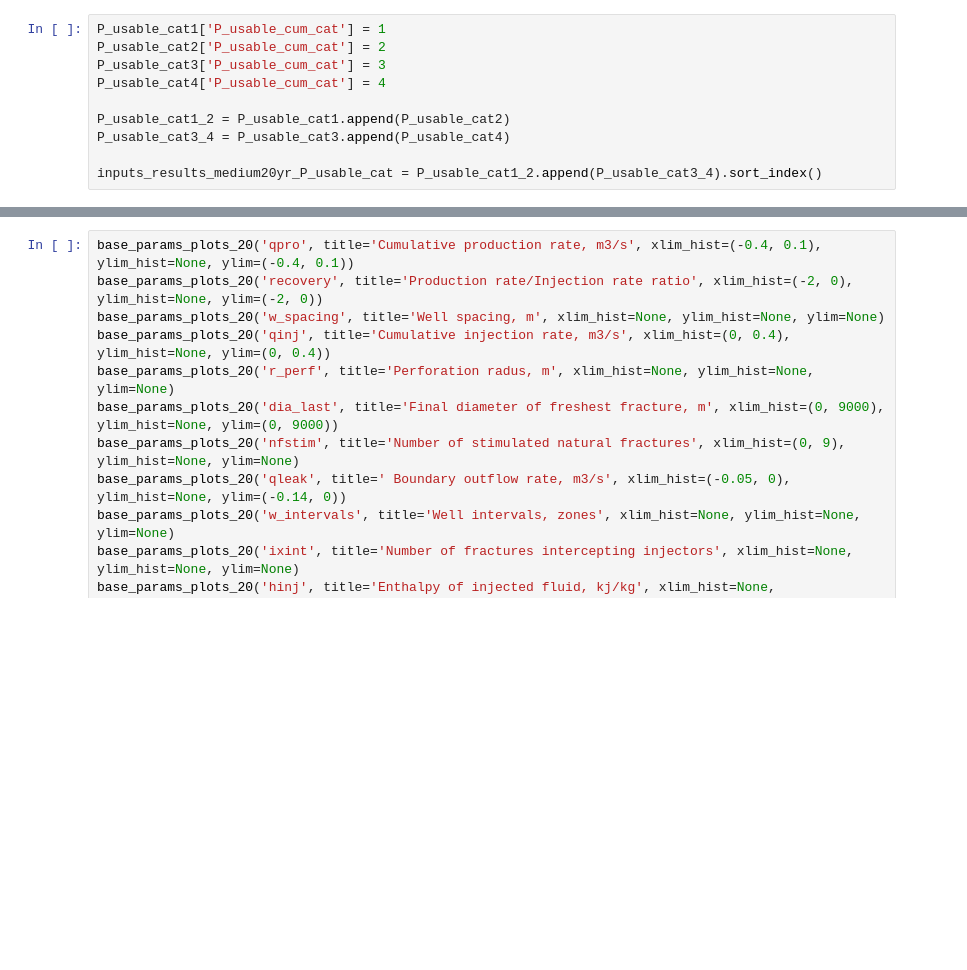
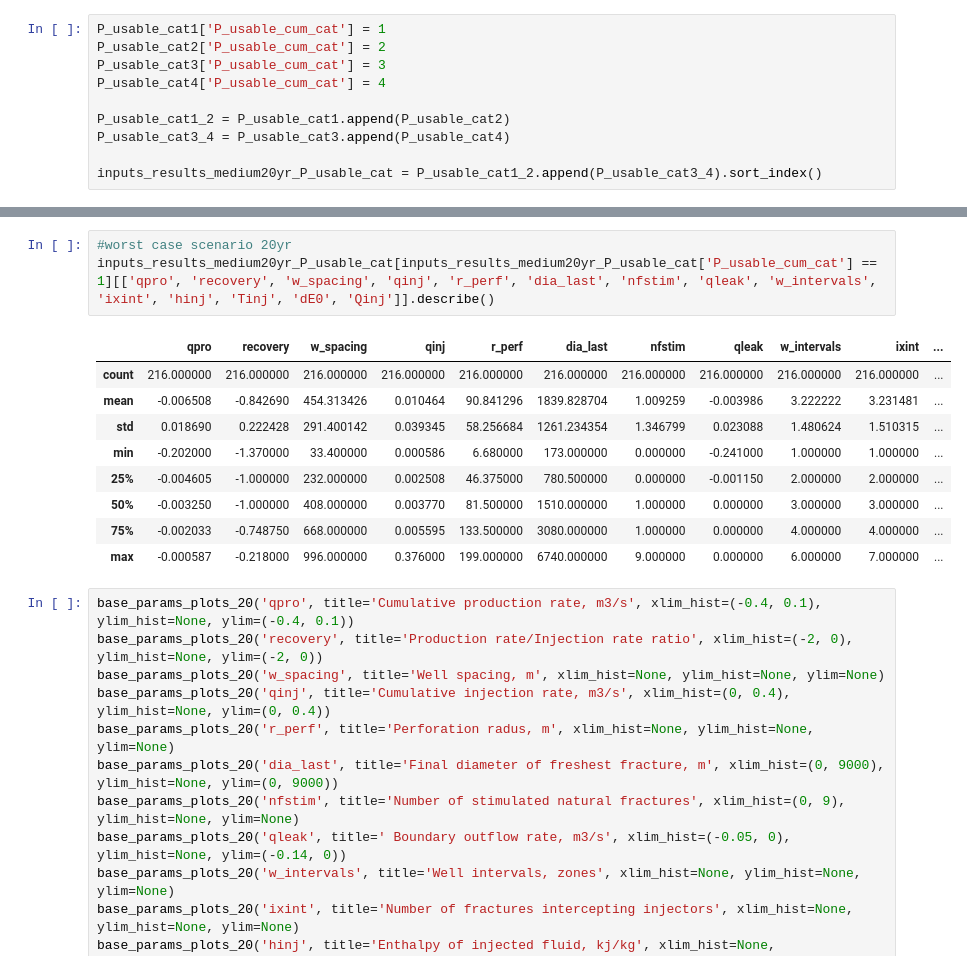
Before and after one commit to borisenko-ru/spe_pivot_2022_datathon, a Jupyter notebook: spe_pivot_datathon.ipynb, the cells around one changed output, grey strips where cells are left out. Drawn from its saved outputs; the diff is of its cells as text; blank space fills up the shorter version.

```diff
--- a/spe_pivot_datathon.ipynb
+++ b/spe_pivot_datathon.ipynb
@@ -992,3 +1002,16 @@ inputs_results_medium20yr_P_usable_cat = P_usable_cat1_2.append(P_usable_cat3_4)
+# %%
+#worst case scenario 20yr
+inputs_results_medium20yr_P_usable_cat[inputs_results_medium20yr_P_usable_cat['P_usable_cum_cat'] == 1][['qpro', 'recovery', 'w_spacing', 'qinj', 'r_perf', 'dia_last', 'nfstim', 'qleak', 'w_intervals', 'ixint', 'hinj', 'Tinj', 'dE0', 'Qinj']].describe()
+# %% [output]
+|  | qpro | recovery | w_spacing | qinj | r_perf | dia_last | nfstim | qleak | w_intervals | ixint | ... |
+| count | 216.000000 | 216.000000 | 216.000000 | 216.000000 | 216.000000 | 216.000000 | 216.000000 | 216.000000 | 216.000000 | 216.000000 | ... |
+| mean | -0.006508 | -0.842690 | 454.313426 | 0.010464 | 90.841296 | 1839.828704 | 1.009259 | -0.003986 | 3.222222 | 3.231481 | ... |
+| std | 0.018690 | 0.222428 | 291.400142 | 0.039345 | 58.256684 | 1261.234354 | 1.346799 | 0.023088 | 1.480624 | 1.510315 | ... |
+| min | -0.202000 | -1.370000 | 33.400000 | 0.000586 | 6.680000 | 173.000000 | 0.000000 | -0.241000 | 1.000000 | 1.000000 | ... |
+| 25% | -0.004605 | -1.000000 | 232.000000 | 0.002508 | 46.375000 | 780.500000 | 0.000000 | -0.001150 | 2.000000 | 2.000000 | ... |
+| 50% | -0.003250 | -1.000000 | 408.000000 | 0.003770 | 81.500000 | 1510.000000 | 1.000000 | 0.000000 | 3.000000 | 3.000000 | ... |
+| 75% | -0.002033 | -0.748750 | 668.000000 | 0.005595 | 133.500000 | 3080.000000 | 1.000000 | 0.000000 | 4.000000 | 4.000000 | ... |
+| max | -0.000587 | -0.218000 | 996.000000 | 0.376000 | 199.000000 | 6740.000000 | 9.000000 | 0.000000 | 6.000000 | 7.000000 | ... |
 # %%
 base_params_plots_20('qpro', title='Cumulative production rate, m3/s', xlim_hist=(-0.4, 0.1), ylim_hist=None, ylim=(-0.4, 0.1))
 base_params_plots_20('recovery', title='Production rate/Injection rate ratio', xlim_hist=(-2, 0), ylim_hist=None, ylim=(-2, 0))
```
Also changed, not shown: parts of 15 cells of this notebook.
